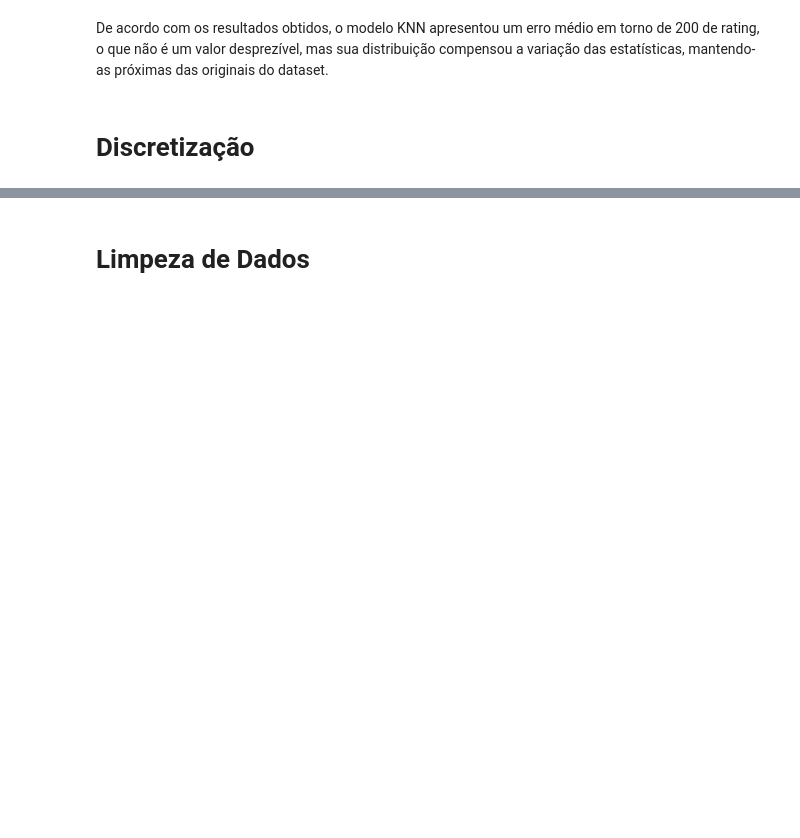
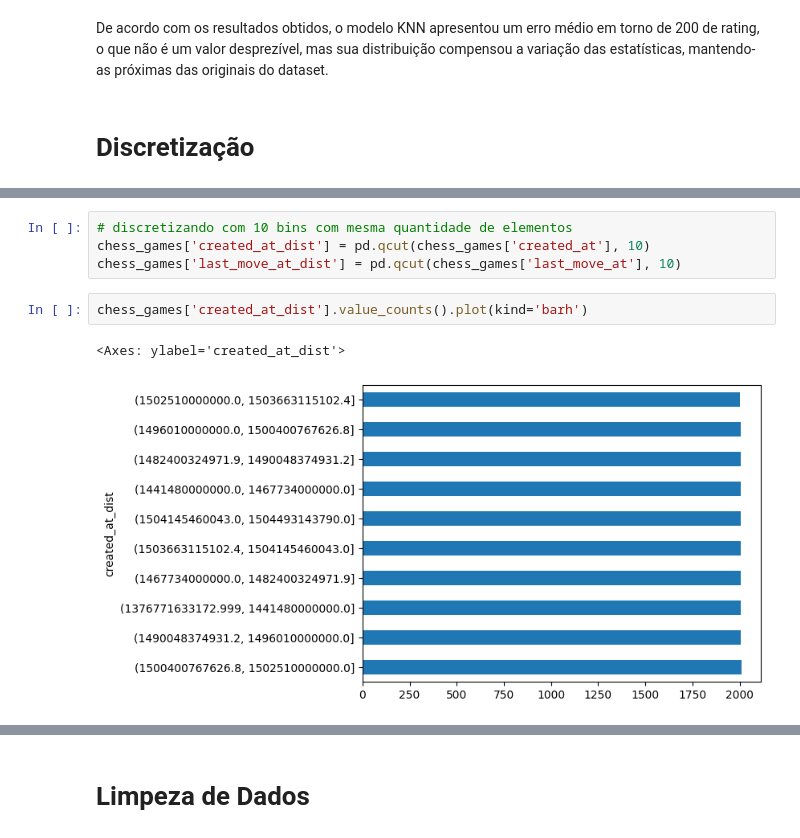
Before and after one commit to Vinicius-resende-cin/intro-dados, a Jupyter notebook: notebooks/ChessGames.ipynb, the cells around one changed output, grey strips where cells are left out. Cells and saved outputs as stored; diff of their text form; blank space fills up the shorter version.

```diff
--- a/notebooks/ChessGames.ipynb
+++ b/notebooks/ChessGames.ipynb
@@ -527,0 +555,9 @@ De acordo com os resultados obtidos, o modelo KNN apresentou um erro médio em t
+# %%
+# discretizando com 10 bins com mesma quantidade de elementos
+chess_games['created_at_dist'] = pd.qcut(chess_games['created_at'], 10)
+chess_games['last_move_at_dist'] = pd.qcut(chess_games['last_move_at'], 10)
+# %%
+chess_games['created_at_dist'].value_counts().plot(kind='barh')
+# %% [output]
+<Axes: ylabel='created_at_dist'>
+[figure, added]
```
Also changed, not shown: parts of 20 cells of this notebook.
